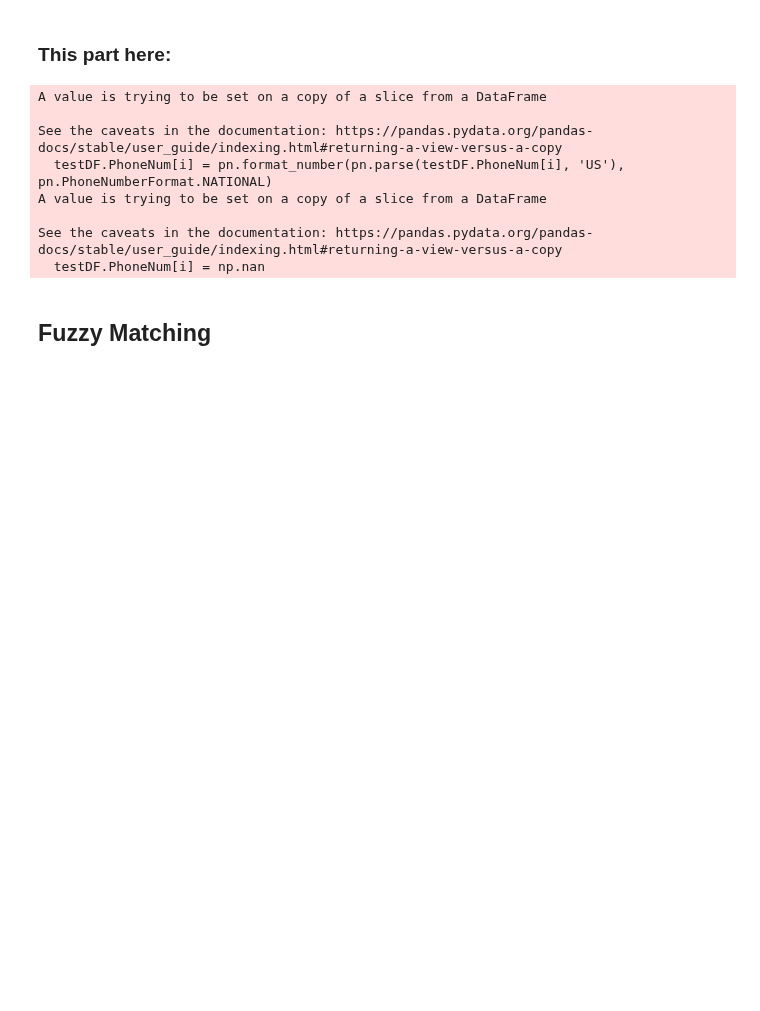
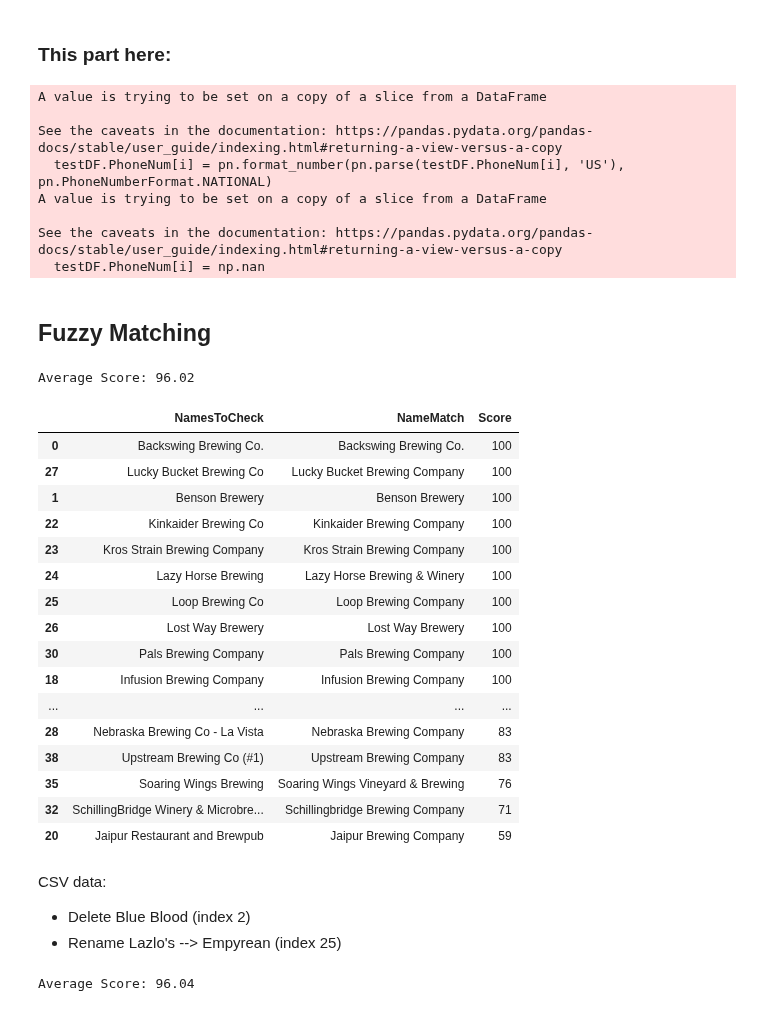
Before and after one commit to ScottBreitbach/DSC540, a Jupyter notebook: Final Project/DBTest1.ipynb, the cells around one changed output. Drawn from its saved outputs; the diff is of its cells as text; code cells hidden in the pictures; blank space fills up the shorter version.

```diff
--- a/Final Project/DBTest1.ipynb
+++ b/Final Project/DBTest1.ipynb
@@ -575,3 +582,72 @@ See the caveats in the documentation: https://pandas.pydata.org/pandas-docs/stab
 # %%
 from fuzzywuzzy import fuzz
 from fuzzywuzzy import process
+# %%
+checkDF = csvData.copy()
+actualDF = webData.copy()
+
+testDF = pd.DataFrame()
+testDF['NamesToCheck'] = checkDF['Brewery_Name']
+
+actualName = []
+similarity = []
+
+for i in testDF['NamesToCheck']:
+    ratio = process.extract(i, actualDF['Brewery_Name'], limit=1,
+                            scorer=fuzz.token_sort_ratio) # TSoR effecive on both
+    actualName.append(ratio[0][0])
+    similarity.append(ratio[0][1])
+
+    testDF['NameMatch'] = pd.Series(actualName)
+    testDF['Score'] = pd.Series(similarity)
+
+print('Average Score: {0:.2f}'.format(testDF['Score'].mean()))
+
+testDF.sort_values('Score', ascending=False)
+# %% [output]
+Average Score: 96.02
+|  | NamesToCheck | NameMatch | Score |
+| 0 | Backswing Brewing Co. | Backswing Brewing Co. | 100 |
+| 27 | Lucky Bucket Brewing Co | Lucky Bucket Brewing Company | 100 |
+| 1 | Benson Brewery | Benson Brewery | 100 |
+| 22 | Kinkaider Brewing Co | Kinkaider Brewing Company | 100 |
+| 23 | Kros Strain Brewing Company | Kros Strain Brewing Company | 100 |
+| 24 | Lazy Horse Brewing | Lazy Horse Brewing & Winery | 100 |
+| 25 | Loop Brewing Co | Loop Brewing Company | 100 |
+| 26 | Lost Way Brewery | Lost Way Brewery | 100 |
+| 30 | Pals Brewing Company | Pals Brewing Company | 100 |
+| 18 | Infusion Brewing Company | Infusion Brewing Company | 100 |
+| ... | ... | ... | ... |
+| 28 | Nebraska Brewing Co - La Vista | Nebraska Brewing Company | 83 |
+| 38 | Upstream Brewing Co (#1) | Upstream Brewing Company | 83 |
+| 35 | Soaring Wings Brewing | Soaring Wings Vineyard & Brewing | 76 |
+| 32 | SchillingBridge Winery & Microbre... | Schillingbridge Brewing Company | 71 |
+| 20 | Jaipur Restaurant and Brewpub | Jaipur Brewing Company | 59 |
+# %% [markdown]
+CSV data:
+* Delete Blue Blood (index 2)
+* Rename Lazlo's --> Empyrean (index 25)
+# %%
+checkDF = apiData.copy()
+actualDF = webData.copy()
+
+testDF = pd.DataFrame()
+testDF['NamesToCheck'] = checkDF['BreweryName']
+
+actualName = []
+similarity = []
+
+for i in testDF['NamesToCheck']:
+    ratio = process.extract(i, actualDF['Brewery_Name'], limit=1,
+                            scorer=fuzz.partial_ratio) # PR was most effective
+    actualName.append(ratio[0][0])
+    similarity.append(ratio[0][1])
+
+    testDF['NameMatch'] = pd.Series(actualName)
+    testDF['Score'] = pd.Series(similarity)
+
+print('Average Score: {0:.2f}'.format(testDF['Score'].mean()))
+
+# testDF.sort_values('Score', ascending=False)
+# %% [output]
+Average Score: 96.04
```
Also changed, not shown: parts of 28 cells of this notebook, 2 other files.
